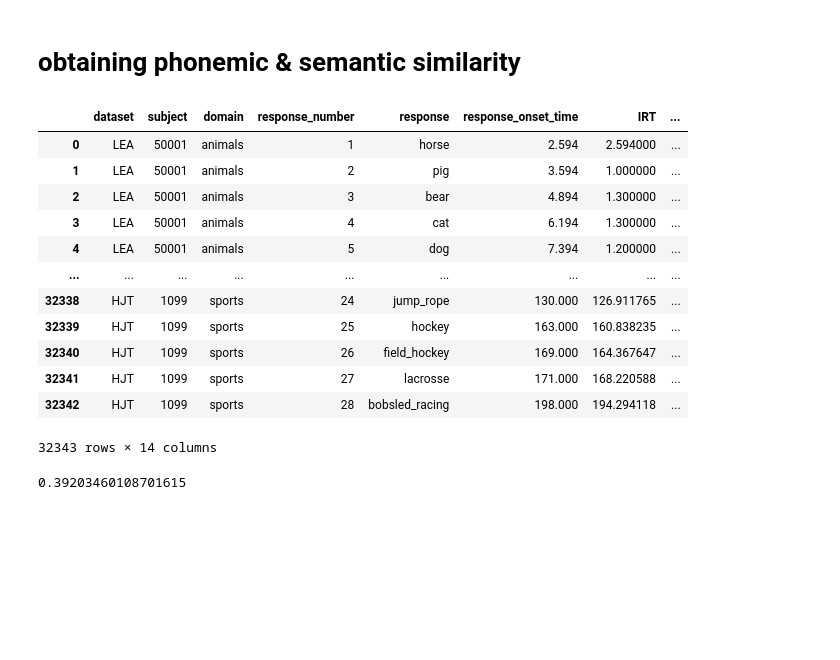
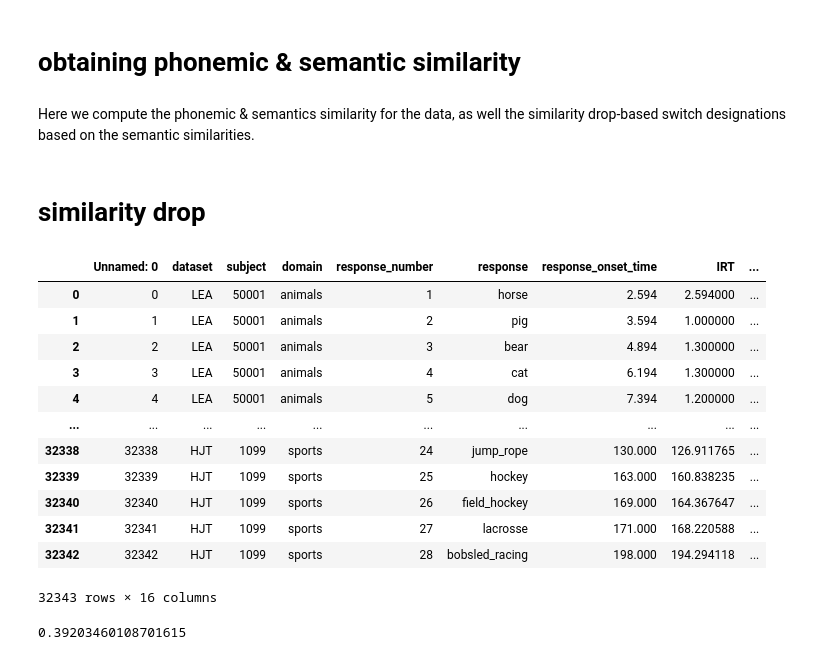
Before and after one commit to abhilasha-kumar/fluency-cogsci2022, a Jupyter notebook: fluency_cogsci2022.ipynb, the cells around one changed output. Cells and saved outputs as stored; diff of their text form; code cells hidden in the pictures; blank space fills up the shorter version.

Commit message:
computed simdrop for all domains

```diff
--- a/fluency_cogsci2022.ipynb
+++ b/fluency_cogsci2022.ipynb
@@ -130,8 +130,7 @@ This folder has 1 files
 # %% [markdown]
 embeddings obtained from: http://vectors.nlpl.eu/explore/embeddings/en/models/
 # %%
-# import glove embeddings
-parentfolder = "/content/drive/My Drive/IU-Abhilasha-Mike/Fluency/sem-phon/fluency_cogsci2022/"
+# import embeddings
 with tf.device('/device:GPU:0'):
   word2vec_model = pd.read_csv(parentfolder +"vocab_vectors.csv", encoding="unicode-escape")
   word2vec = word2vec_model.transpose().values
@@ -147,6 +146,8 @@ embeddings are shaped: (4924, 300)
 vocab is 4924 words
 # %% [markdown]
 # obtaining phonemic & semantic similarity
+# %% [markdown]
+Here we compute the phonemic & semantics similarity for the data, as well the similarity drop-based switch designations based on the semantic similarities.
 # %%
 ## now we loop through each txt file
 import warnings
@@ -237,20 +239,38 @@ data_file["word2vec_similarity"] = semantic_similarity
 data_file.to_csv(parentfolder + f'precomputed_data.csv')
-# %%
-data_file
-# %% [output]
-|  | dataset | subject | domain | response_number | response | response_onset_time | IRT | ... |
-| 0 | LEA | 50001 | animals | 1 | horse | 2.594 | 2.594000 | ... |
-| 1 | LEA | 50001 | animals | 2 | pig | 3.594 | 1.000000 | ... |
-| 2 | LEA | 50001 | animals | 3 | bear | 4.894 | 1.300000 | ... |
-| 3 | LEA | 50001 | animals | 4 | cat | 6.194 | 1.300000 | ... |
-| 4 | LEA | 50001 | animals | 5 | dog | 7.394 | 1.200000 | ... |
-| ... | ... | ... | ... | ... | ... | ... | ... | ... |
-| 32338 | HJT | 1099 | sports | 24 | jump_rope | 130.000 | 126.911765 | ... |
-| 32339 | HJT | 1099 | sports | 25 | hockey | 163.000 | 160.838235 | ... |
-| 32340 | HJT | 1099 | sports | 26 | field_hockey | 169.000 | 164.367647 | ... |
-| 32341 | HJT | 1099 | sports | 27 | lacrosse | 171.000 | 168.220588 | ... |
-| 32342 | HJT | 1099 | sports | 28 | bobsled_racing | 198.000 | 194.294118 | ... |
-32343 rows × 14 columns
+# %% [markdown]
+# similarity drop
+# %%
+## obtain similarity drop values
+with tf.device('/device:GPU:0'):
+  precomputed_data = pd.read_csv(parentfolder +"precomputed_data.csv", encoding="unicode-escape")
+
+simdrop = []
+for k, row in precomputed_data.iterrows():
+  if (k > 0 and k < (len(precomputed_data)-2)):
+    if (precomputed_data["word2vec_similarity"][k+1] > precomputed_data["word2vec_similarity"][k]) and (precomputed_data["word2vec_similarity"][k-1] > precomputed_data["word2vec_similarity"][k]):
+      simdrop.append(1)
+    else:
+      simdrop.append(0)
+  else:
+      simdrop.append(0)
+
+precomputed_data["simdrop"] = simdrop
+precomputed_data.to_csv(parentfolder + f'precomputed_data.csv', index=False)
+precomputed_data
+# %% [output]
+|  | Unnamed: 0 | dataset | subject | domain | response_number | response | response_onset_time | IRT | ... |
+| 0 | 0 | LEA | 50001 | animals | 1 | horse | 2.594 | 2.594000 | ... |
+| 1 | 1 | LEA | 50001 | animals | 2 | pig | 3.594 | 1.000000 | ... |
+| 2 | 2 | LEA | 50001 | animals | 3 | bear | 4.894 | 1.300000 | ... |
+| 3 | 3 | LEA | 50001 | animals | 4 | cat | 6.194 | 1.300000 | ... |
+| 4 | 4 | LEA | 50001 | animals | 5 | dog | 7.394 | 1.200000 | ... |
+| ... | ... | ... | ... | ... | ... | ... | ... | ... | ... |
+| 32338 | 32338 | HJT | 1099 | sports | 24 | jump_rope | 130.000 | 126.911765 | ... |
+| 32339 | 32339 | HJT | 1099 | sports | 25 | hockey | 163.000 | 160.838235 | ... |
+| 32340 | 32340 | HJT | 1099 | sports | 26 | field_hockey | 169.000 | 164.367647 | ... |
+| 32341 | 32341 | HJT | 1099 | sports | 27 | lacrosse | 171.000 | 168.220588 | ... |
+| 32342 | 32342 | HJT | 1099 | sports | 28 | bobsled_racing | 198.000 | 194.294118 | ... |
+32343 rows × 16 columns
 # %%
 vec1 = word2vec[list(vocab["vocab_word"]).index("apple")].reshape((1,word2vec.shape[1]))
 vec2 = word2vec[list(vocab["vocab_word"]).index("orange")].reshape((1,word2vec.shape[1]))
```
Also changed, not shown: parts of 3 cells of this notebook.
